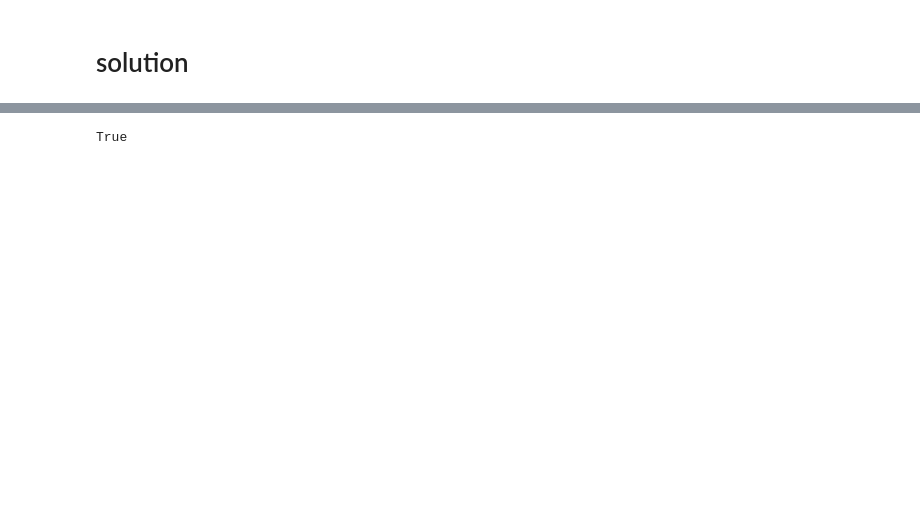
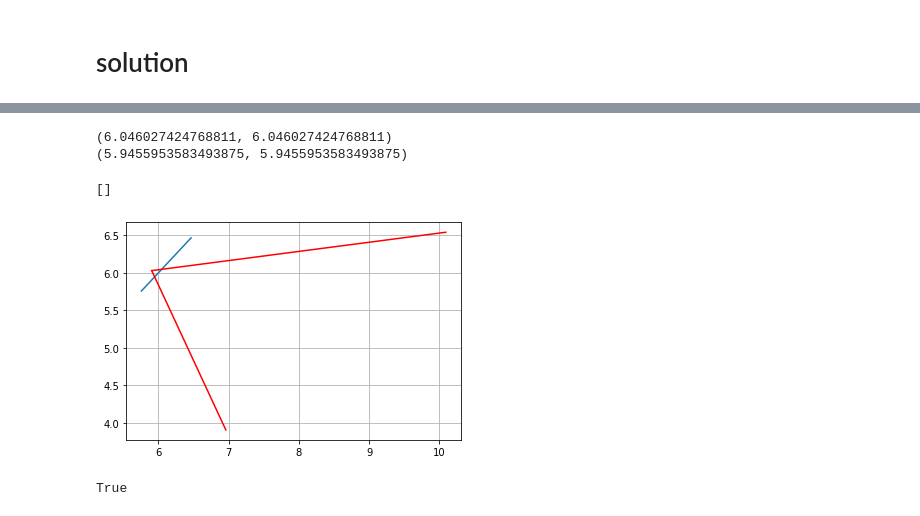
Before and after one commit to AnastasiiaKarliuk/Linear_Algebra_course, a Jupyter notebook: robot_navigation/robot_navigation.ipynb, the cells around one changed output, grey strips where cells are left out. Saved outputs shown, nothing was run; the diff lists cells and outputs as text; code cells hidden in the pictures; blank space fills up the shorter version.

```diff
--- a/robot_navigation/robot_navigation.ipynb
+++ b/robot_navigation/robot_navigation.ipynb
@@ -122,3 +164,24 @@ plt.show()
+# %%
+
+ar = np.array([[6.46446609, 6.46446609], [5.75735931, 5.75735931]])
+cross2 = np.array([[5.90421737, 6.02873479], [6.95938615, 3.90861885]])
+cross1 = np.array([[10.0919145,   6.53939193], [5.90421737, 6.02873479]])
+
+l1 = line_intersection((cross1[0], cross1[1]), ar)
+print(l1)
+l2 = line_intersection((cross2[0], cross2[1]), ar)
+print(l2)
+
+plt.plot(ar[:,0], ar[:,1])
+plt.plot(cross1[:,0], cross1[:,1], c='r')
+plt.plot(cross2[:,0], cross2[:,1], c='r')
+plt.grid()
+plt.plot()
+# %% [output]
+(6.046027424768811, 6.046027424768811)
+(5.9455953583493875, 5.9455953583493875)
+[]
+[figure, added]
 # %%
 check_polyline(polyline=np.array(my_path), obstacles=np.array([np.array(li) for li in obstacles]))
 # %% [output]
```
Also changed, not shown: parts of 8 cells of this notebook, 5 other files.
